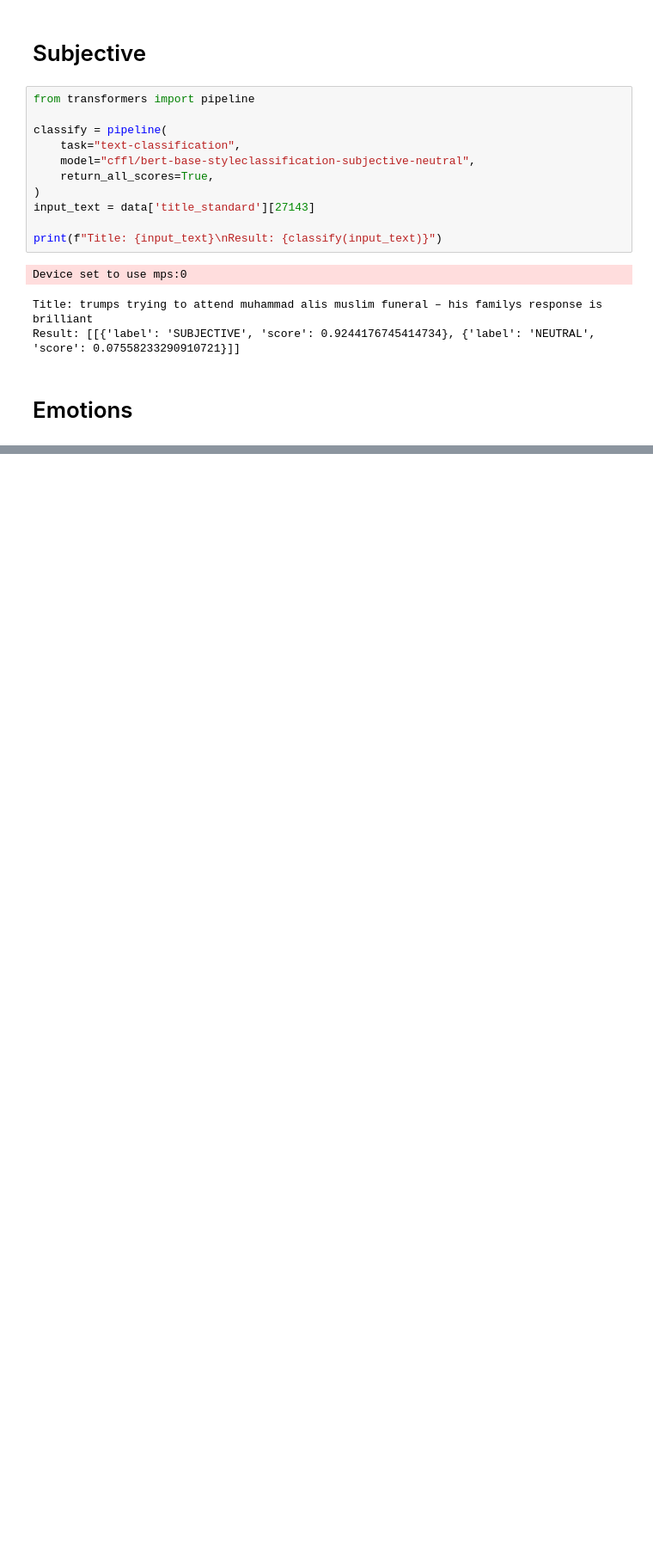
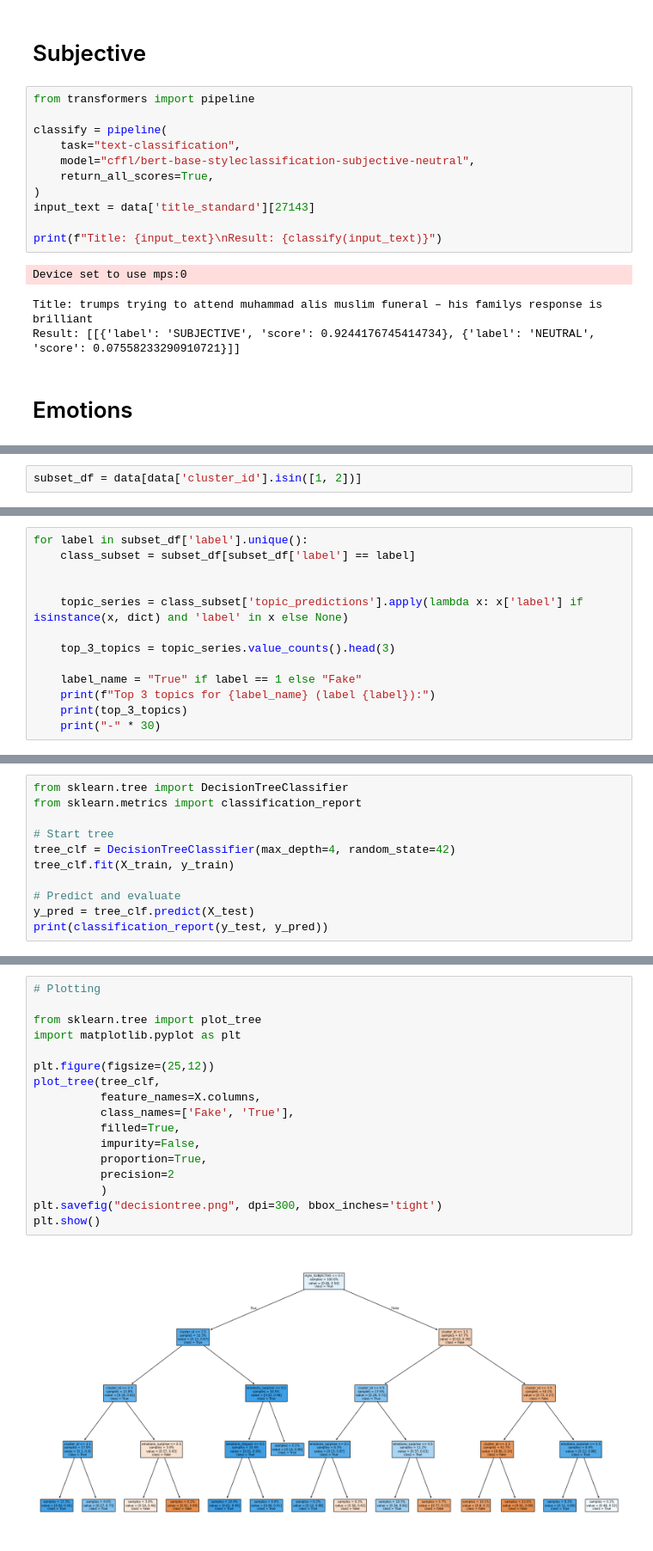
Before and after one commit to CXLange/News-and-market-sentiment-analytics---exam-, a Jupyter notebook: working_notebook.ipynb, the cells around one changed output, grey strips where cells are left out. Shown at 86% size. Cells and saved outputs as stored; diff of their text form; blank space fills up the shorter version.

Commit message:
work book used for tests and debugging

```diff
--- a/working_notebook.ipynb
+++ b/working_notebook.ipynb
@@ -1003,0 +986,2 @@ data['title_standard'][1000]
+# %%
+subset_df = data[data['cluster_id'].isin([1, 2])]
@@ -1003,0 +1028,13 @@ data['title_standard'][1000]
+# %%
+for label in subset_df['label'].unique():
+    class_subset = subset_df[subset_df['label'] == label]
+
+
+    topic_series = class_subset['topic_predictions'].apply(lambda x: x['label'] if isinstance(x, dict) and 'label' in x else None)
+
+    top_3_topics = topic_series.value_counts().head(3)
+
+    label_name = "True" if label == 1 else "Fake"
+    print(f"Top 3 topics for {label_name} (label {label}):")
+    print(top_3_topics)
+    print("-" * 30)
@@ -1003,0 +1656,11 @@ data['title_standard'][1000]
+# %%
+from sklearn.tree import DecisionTreeClassifier
+from sklearn.metrics import classification_report
+
+# Start tree
+tree_clf = DecisionTreeClassifier(max_depth=4, random_state=42)
+tree_clf.fit(X_train, y_train)
+
+# Predict and evaluate
+y_pred = tree_clf.predict(X_test)
+print(classification_report(y_test, y_pred))
@@ -1003,0 +1676,19 @@ data['title_standard'][1000]
+# %%
+# Plotting
+
+from sklearn.tree import plot_tree
+import matplotlib.pyplot as plt
+
+plt.figure(figsize=(25,12))
+plot_tree(tree_clf,
+          feature_names=X.columns,
+          class_names=['Fake', 'True'],
+          filled=True,
+          impurity=False,
+          proportion=True,
+          precision=2
+          )
+plt.savefig("decisiontree.png", dpi=300, bbox_inches='tight')
+plt.show()
+# %% [output]
+[figure, added]
```
Also changed, not shown: parts of 44 cells of this notebook.
